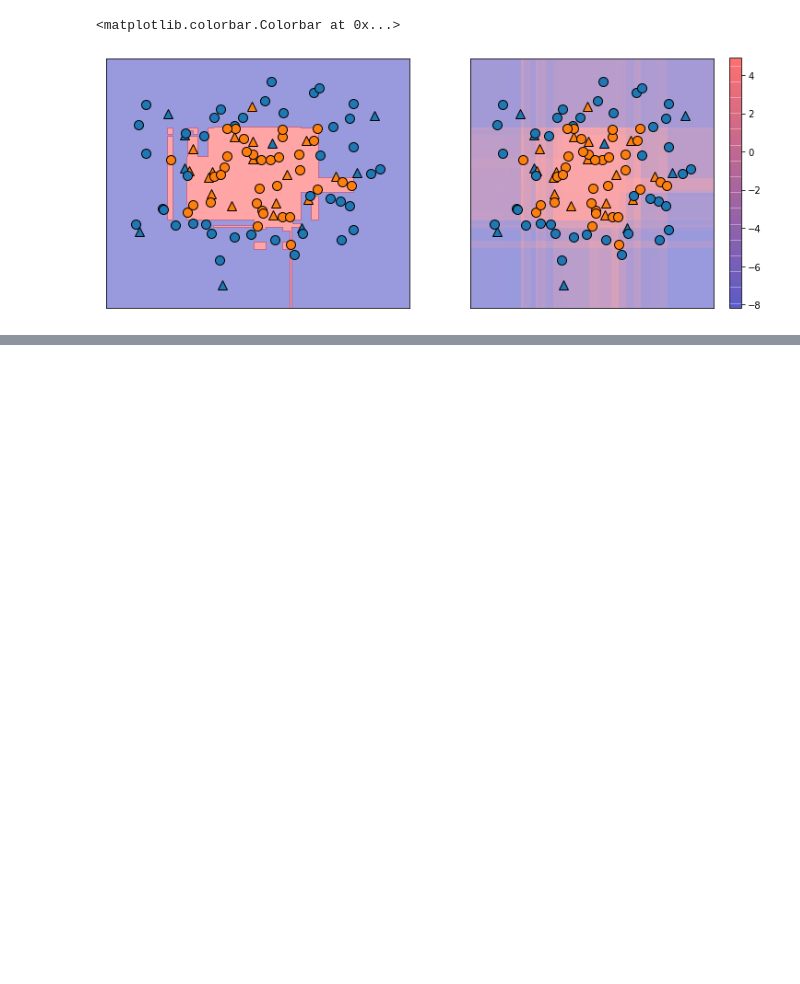
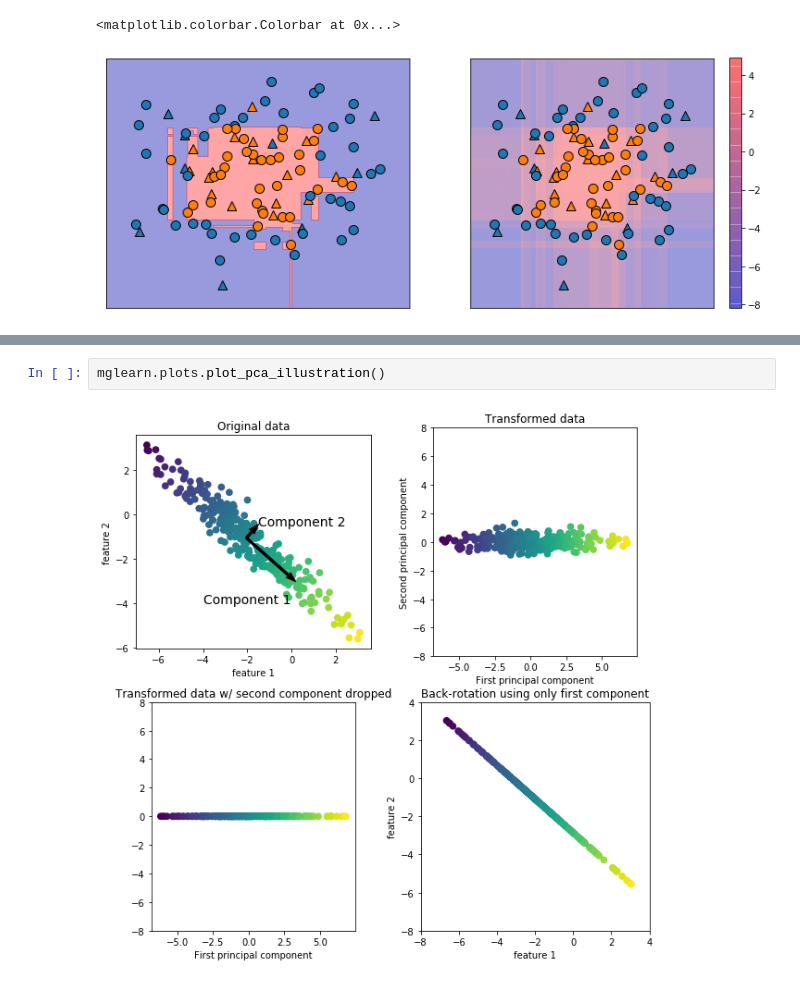
Before and after one commit to wushidiguo/scikit-learn, a Jupyter notebook: 练习.ipynb, the cells around one changed output, grey strips where cells are left out. Cells and saved outputs as stored; diff of their text form; blank space fills up the shorter version.

```diff
--- a/练习.ipynb
+++ b/练习.ipynb
@@ -744,0 +874,4 @@ plt.colorbar(score_image, ax=axes[1])
+# %%
+mglearn.plots.plot_pca_illustration()
+# %% [output]
+[figure, added]
```
Also changed, not shown: parts of 8 cells of this notebook.
